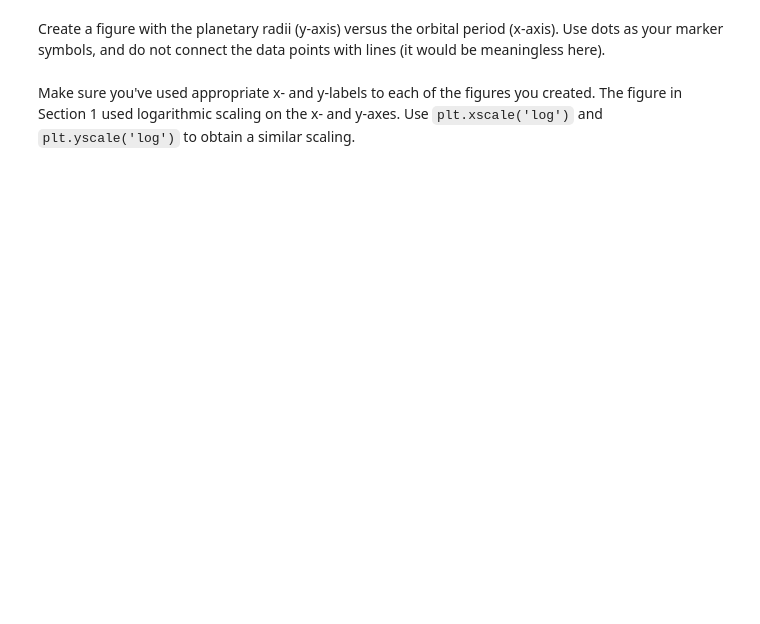
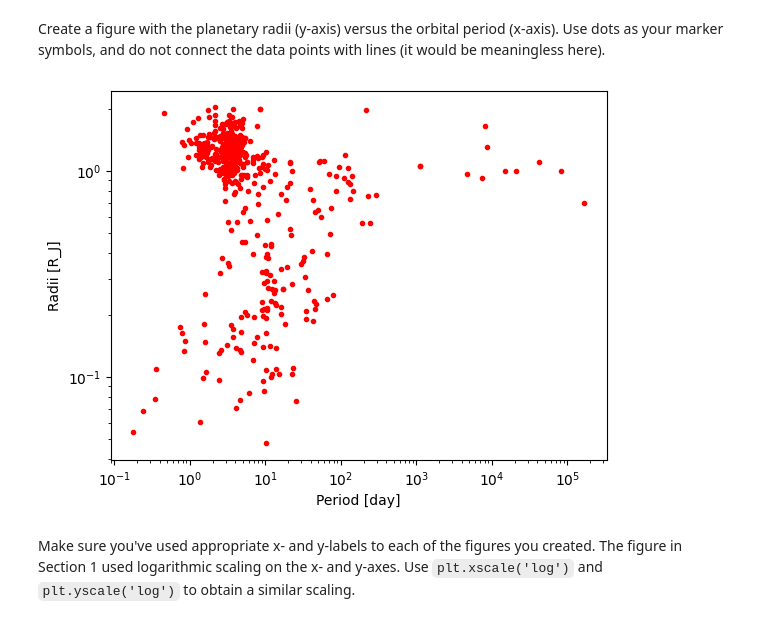
Before and after one commit to CIERA-Northwestern/REACHpy, a Jupyter notebook: Module_2/Challenge_1_Exoplanet_Data.ipynb, the cells around one changed output. Saved outputs shown, nothing was run; the diff lists cells and outputs as text; code cells hidden in the pictures; blank space fills up the shorter version.

```diff
--- a/Module_2/Challenge_1_Exoplanet_Data.ipynb
+++ b/Module_2/Challenge_1_Exoplanet_Data.ipynb
@@ -53,5 +123,13 @@ Create a histogram of the planetary radii. Twenty bins is a good starting value
 Create a figure with the planetary radii (y-axis) versus the orbital period (x-axis). Use dots as your marker symbols, and do not connect the data points with lines (it would be meaningless here).
 # %%
 # Create your planetary radii versus orbital period figure
+
+plt.plot(planetary_period_array, planetary_radius_array, marker='.', color='r', linestyle='')
+plt.xlabel('Period [day]')
+plt.ylabel('Radii [R_J]')
+plt.xscale('log')
+plt.yscale('log')
+# %% [output]
+[figure, added]
 # %% [markdown]
 Make sure you've used appropriate x- and y-labels to each of the figures you created. The figure in Section 1 used logarithmic scaling on the x- and y-axes. Use `plt.xscale('log')` and `plt.yscale('log')` to obtain a similar scaling.
```
Also changed, not shown: parts of 7 cells of this notebook, 2 other files.
